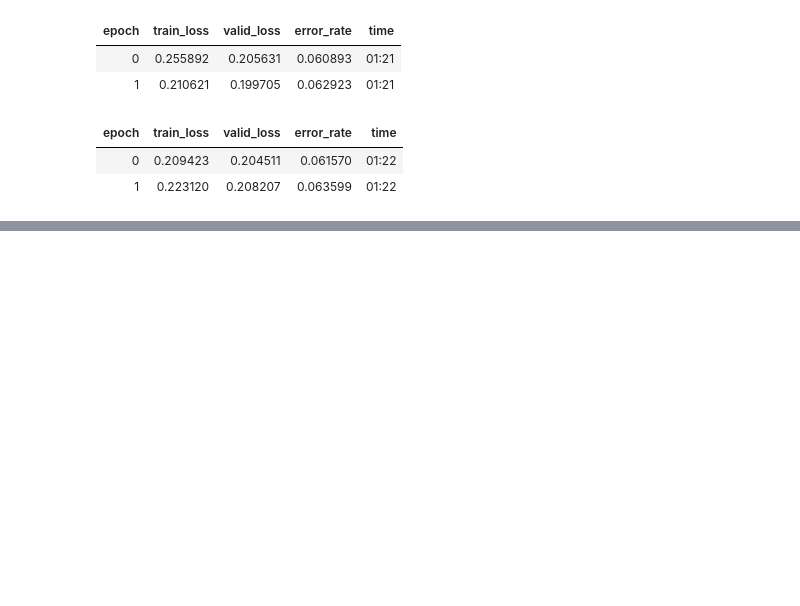
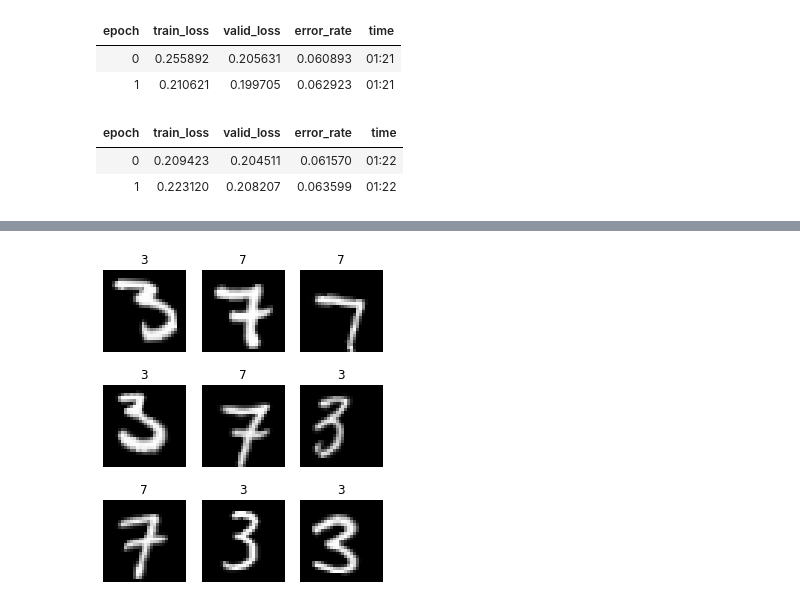
Before and after one commit to binliu0630/FASTAI_V2, a Jupyter notebook: Lesson_1_what's_your_pet.ipynb, the cells around one changed output, grey strips where cells are left out. Saved outputs shown, nothing was run; the diff lists cells and outputs as text; code cells hidden in the pictures; blank space fills up the shorter version.

```diff
--- a/Lesson_1_what's_your_pet.ipynb
+++ b/Lesson_1_what's_your_pet.ipynb
@@ -220,0 +277,5 @@ learn.fit_one_cycle(2, lr_max=slice(1e-6, 1e-4))
+# %%
+dls = ImageDataLoaders.from_path_re(path, fnames=fn_paths, pat = r"/(\d)/\d+\.png$", batch_tfms=tfms, size=24 )
+dls.show_batch(max_n=9, figsize=(5, 6))
+# %% [output]
+[figure, added]
```
Also changed, not shown: parts of 20 cells of this notebook.
